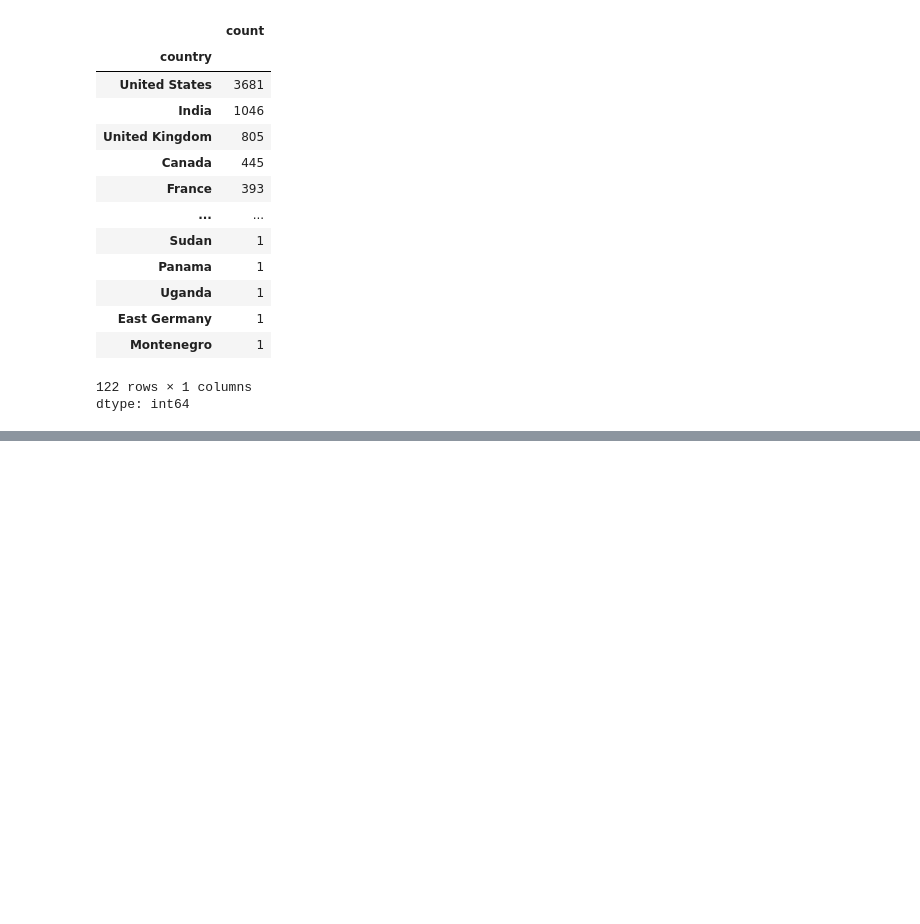
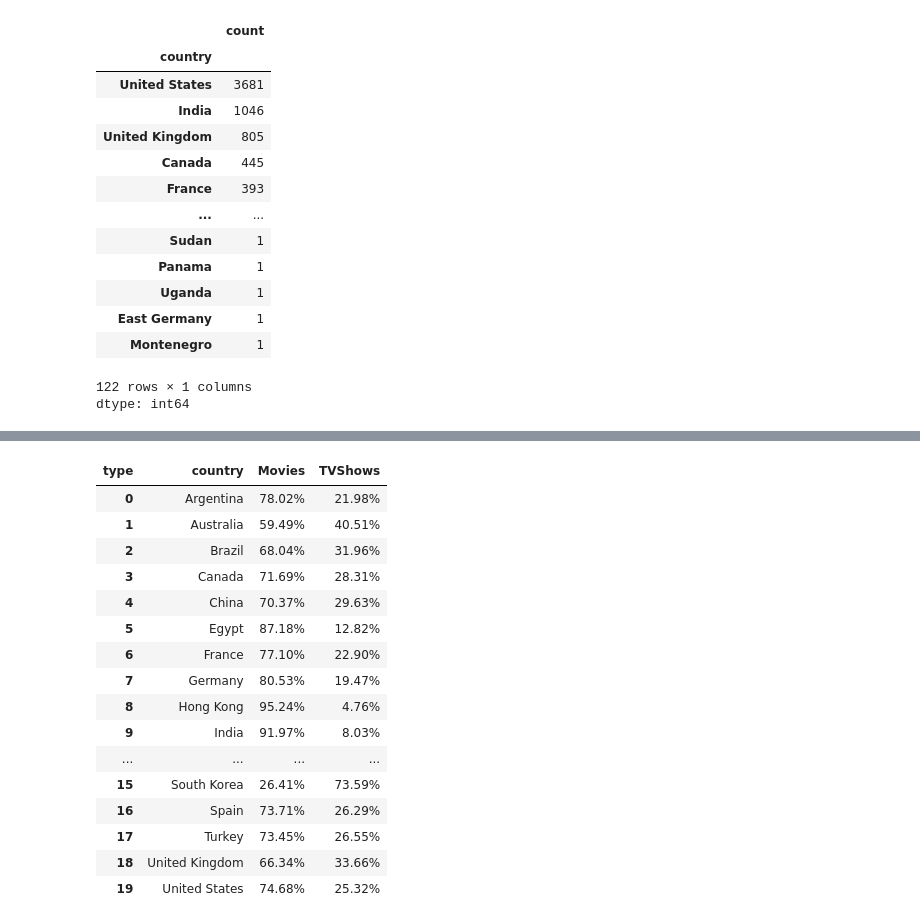
Before and after one commit to akshaykumar2972/Netflix-Data-Analysis, a Jupyter notebook: Netflix_Data_Analysis.ipynb, the cells around one changed output, grey strips where cells are left out. Saved outputs shown, nothing was run; the diff lists cells and outputs as text; code cells hidden in the pictures; blank space fills up the shorter version.

```diff
--- a/Netflix_Data_Analysis.ipynb
+++ b/Netflix_Data_Analysis.ipynb
@@ -496,0 +531,20 @@ wide_df[wide_df['country'].isin(df_exploded.groupby(['country'])['show_id'].coun
+# %%
+wide_df
+# %% [output]
+| type | country | Movies | TVShows |
+| 0 | Argentina | 78.02% | 21.98% |
+| 1 | Australia | 59.49% | 40.51% |
+| 2 | Brazil | 68.04% | 31.96% |
+| 3 | Canada | 71.69% | 28.31% |
+| 4 | China | 70.37% | 29.63% |
+| 5 | Egypt | 87.18% | 12.82% |
+| 6 | France | 77.10% | 22.90% |
+| 7 | Germany | 80.53% | 19.47% |
+| 8 | Hong Kong | 95.24% | 4.76% |
+| 9 | India | 91.97% | 8.03% |
+| ... | ... | ... | ... |
+| 15 | South Korea | 26.41% | 73.59% |
+| 16 | Spain | 73.71% | 26.29% |
+| 17 | Turkey | 73.45% | 26.55% |
+| 18 | United Kingdom | 66.34% | 33.66% |
+| 19 | United States | 74.68% | 25.32% |
```
Also changed, not shown: parts of 11 cells of this notebook.
